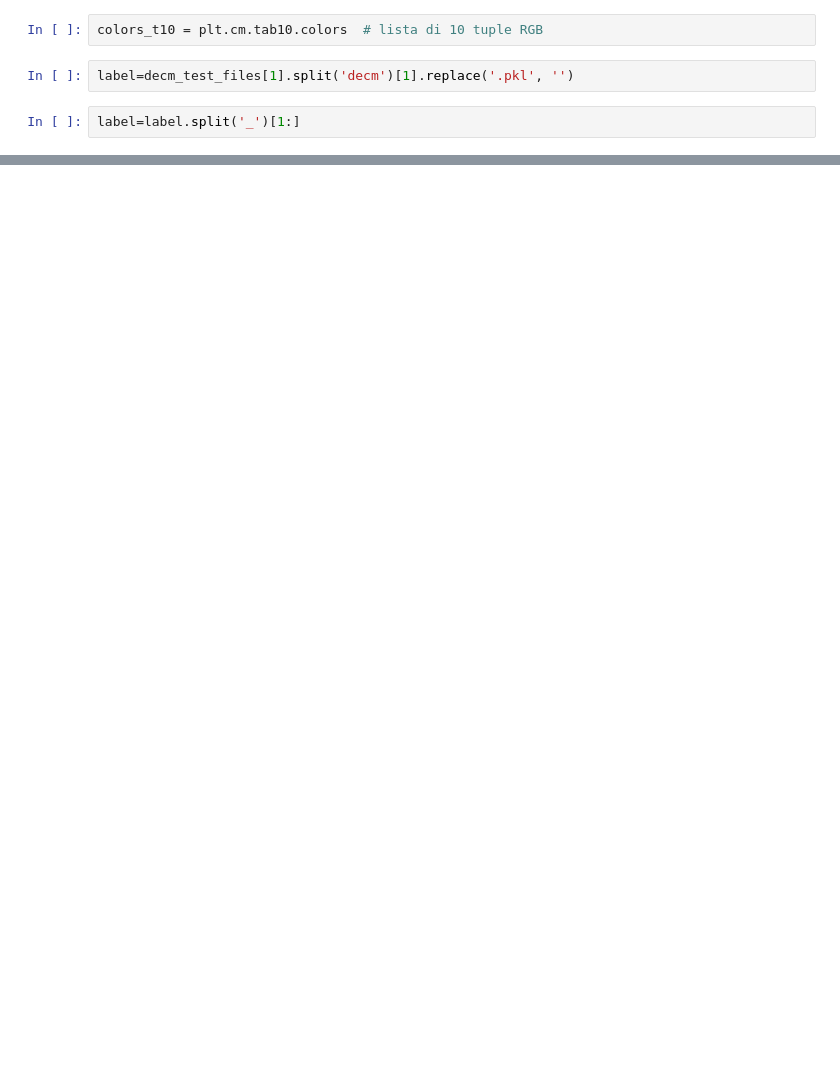
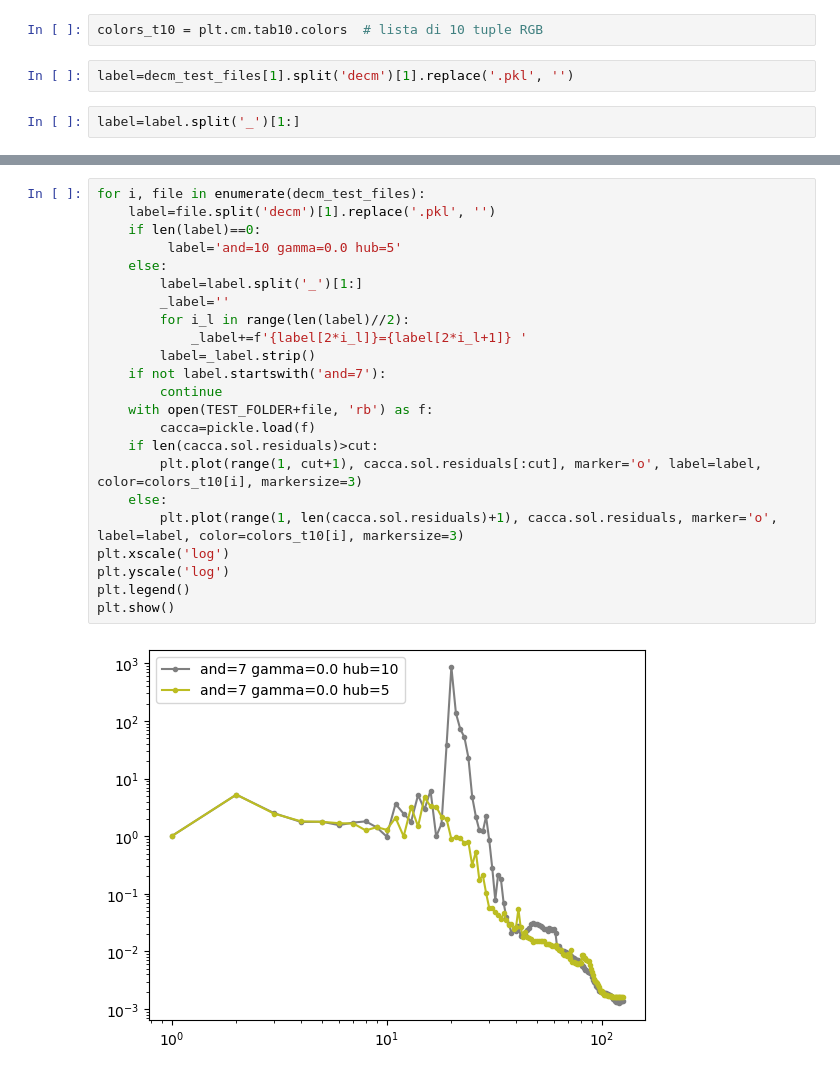
Before and after one commit to fabiosaracco/bowtie2, a Jupyter notebook: 0_1_convergence_test.ipynb, the cells around one changed output, grey strips where cells are left out. Cells and saved outputs as stored; diff of their text form; blank space fills up the shorter version.

```diff
--- a/0_1_convergence_test.ipynb
+++ b/0_1_convergence_test.ipynb
@@ -444,0 +476,25 @@ plt.show()
+# %%
+for i, file in enumerate(decm_test_files):
+    label=file.split('decm')[1].replace('.pkl', '')
+    if len(label)==0:
+         label='and=10 gamma=0.0 hub=5'
+    else:
+        label=label.split('_')[1:]
+        _label=''
+        for i_l in range(len(label)//2):
+            _label+=f'{label[2*i_l]}={label[2*i_l+1]} '
+        label=_label.strip()
+    if not label.startswith('and=7'):
+        continue
+    with open(TEST_FOLDER+file, 'rb') as f:
+        cacca=pickle.load(f)
+    if len(cacca.sol.residuals)>cut:
+        plt.plot(range(1, cut+1), cacca.sol.residuals[:cut], marker='o', label=label, color=colors_t10[i], markersize=3)
+    else:
+        plt.plot(range(1, len(cacca.sol.residuals)+1), cacca.sol.residuals, marker='o', label=label, color=colors_t10[i], markersize=3)
+plt.xscale('log')
+plt.yscale('log')
+plt.legend()
+plt.show()
+# %% [output]
+[figure, added]
```
Also changed, not shown: parts of 7 cells of this notebook, 1 other file.
